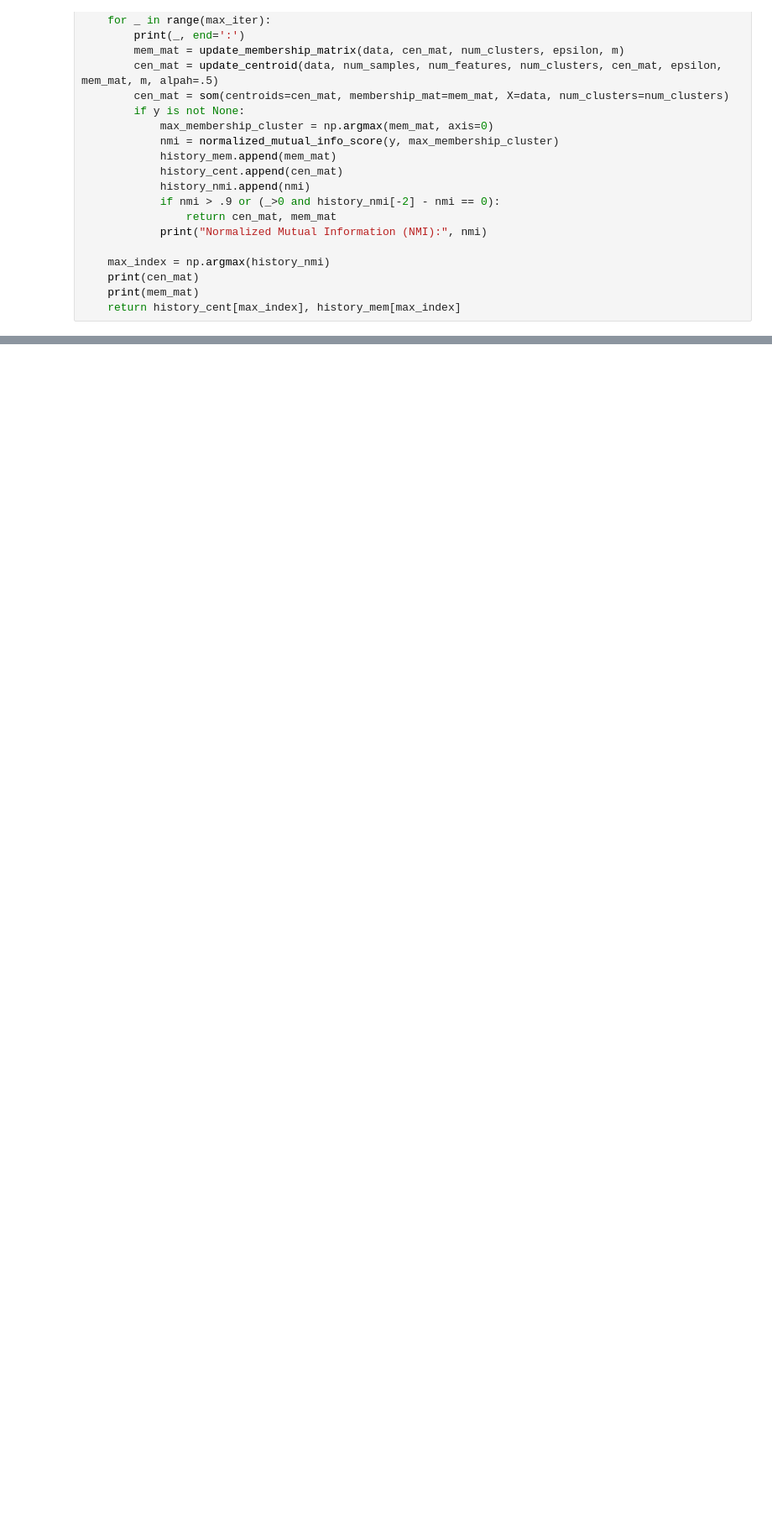
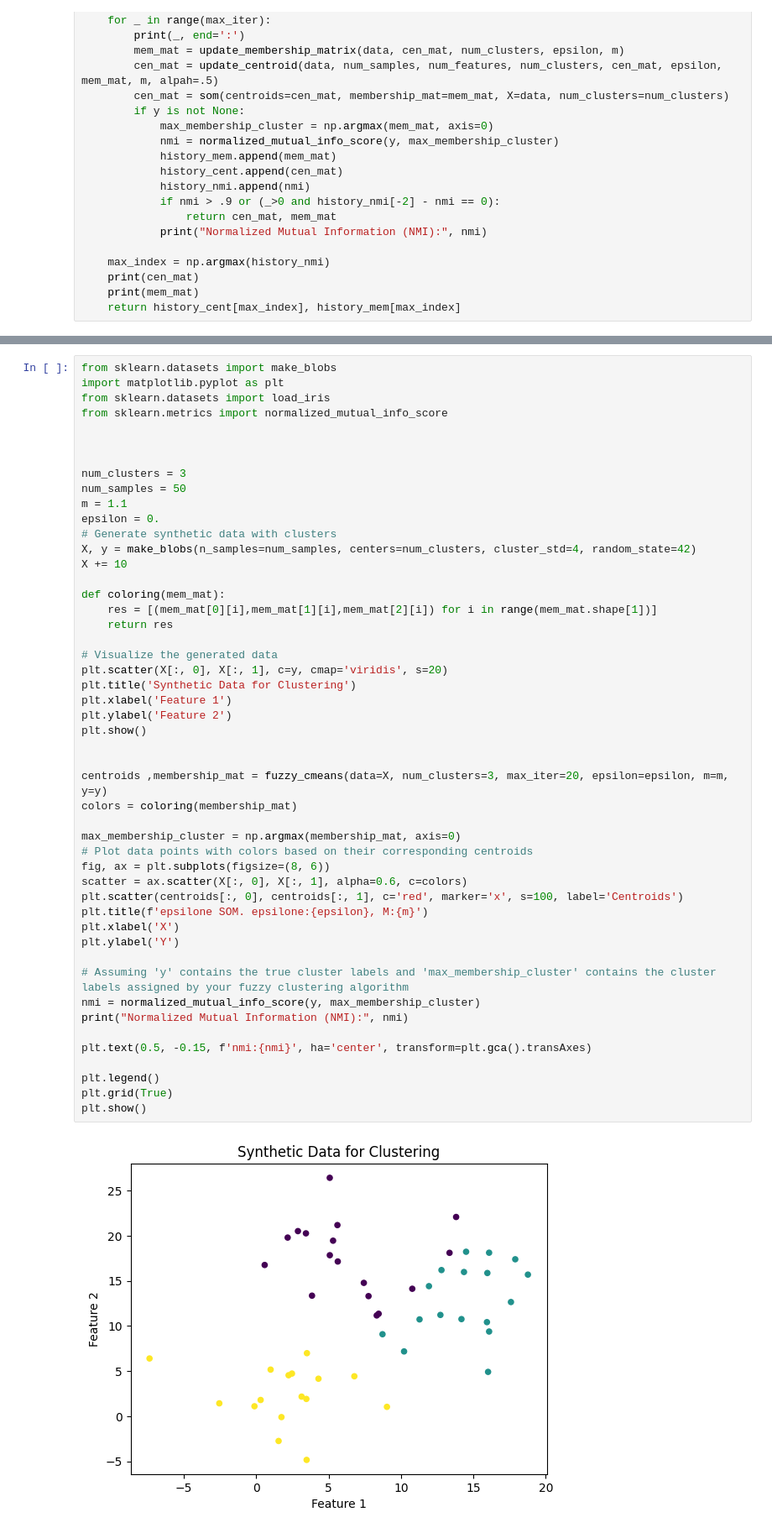
Before and after one commit to goli3148/MachineLearning, a Jupyter notebook: 24_fuzzyCmeansEpsilonInsensitiveSOM/main.ipynb, the cells around one changed output, grey strips where cells are left out. Shown at 84% size. Cells and saved outputs as stored; diff of their text form; blank space fills up the shorter version.

```diff
--- a/24_fuzzyCmeansEpsilonInsensitiveSOM/main.ipynb
+++ b/24_fuzzyCmeansEpsilonInsensitiveSOM/main.ipynb
@@ -176,0 +177,51 @@ plt.show()
+# %%
+from sklearn.datasets import make_blobs
+import matplotlib.pyplot as plt
+from sklearn.datasets import load_iris
+from sklearn.metrics import normalized_mutual_info_score
+
+
+
+num_clusters = 3
+num_samples = 50
+m = 1.1
+epsilon = 0.
+# Generate synthetic data with clusters
+X, y = make_blobs(n_samples=num_samples, centers=num_clusters, cluster_std=4, random_state=42)
+X += 10
+
+def coloring(mem_mat):
+    res = [(mem_mat[0][i],mem_mat[1][i],mem_mat[2][i]) for i in range(mem_mat.shape[1])]
+    return res
+
+# Visualize the generated data
+plt.scatter(X[:, 0], X[:, 1], c=y, cmap='viridis', s=20)
+plt.title('Synthetic Data for Clustering')
+plt.xlabel('Feature 1')
+plt.ylabel('Feature 2')
+plt.show()
+
+
+centroids ,membership_mat = fuzzy_cmeans(data=X, num_clusters=3, max_iter=20, epsilon=epsilon, m=m, y=y)
+colors = coloring(membership_mat)
+
+max_membership_cluster = np.argmax(membership_mat, axis=0)
+# Plot data points with colors based on their corresponding centroids
+fig, ax = plt.subplots(figsize=(8, 6))
+scatter = ax.scatter(X[:, 0], X[:, 1], alpha=0.6, c=colors)
+plt.scatter(centroids[:, 0], centroids[:, 1], c='red', marker='x', s=100, label='Centroids')
+plt.title(f'epsilone SOM. epsilone:{epsilon}, M:{m}')
+plt.xlabel('X')
+plt.ylabel('Y')
+
+# Assuming 'y' contains the true cluster labels and 'max_membership_cluster' contains the cluster labels assigned by your fuzzy clustering algorithm
+nmi = normalized_mutual_info_score(y, max_membership_cluster)
+print("Normalized Mutual Information (NMI):", nmi)
+
+plt.text(0.5, -0.15, f'nmi:{nmi}', ha='center', transform=plt.gca().transAxes)
+
+plt.legend()
+plt.grid(True)
+plt.show()
+# %% [output]
+[figure, added]
```
Also changed, not shown: parts of 2 cells of this notebook, 1 other file.
